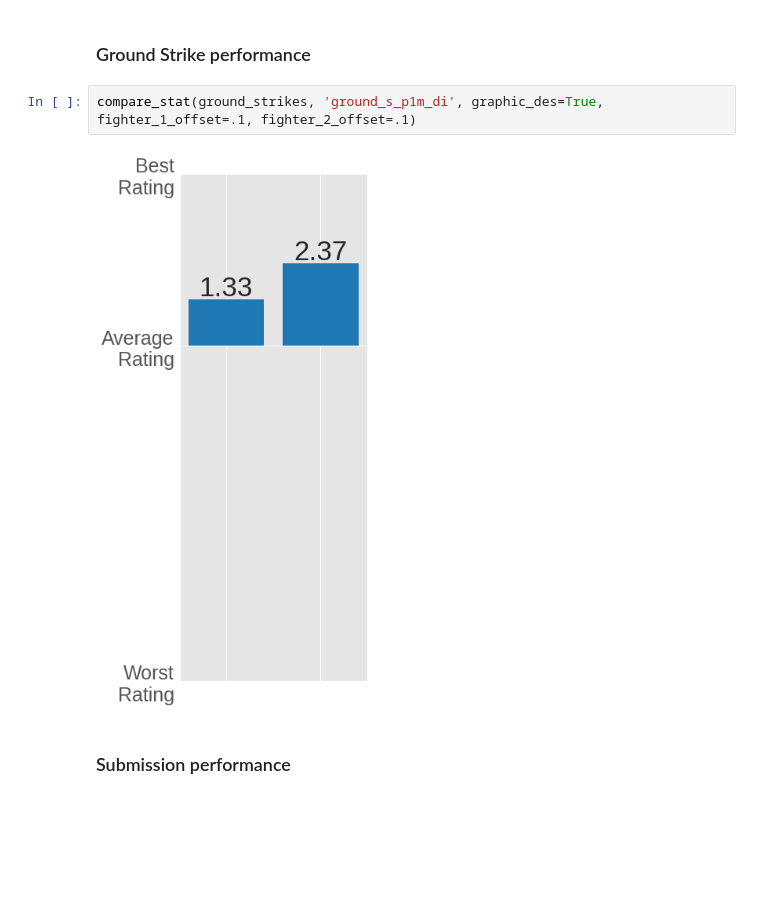
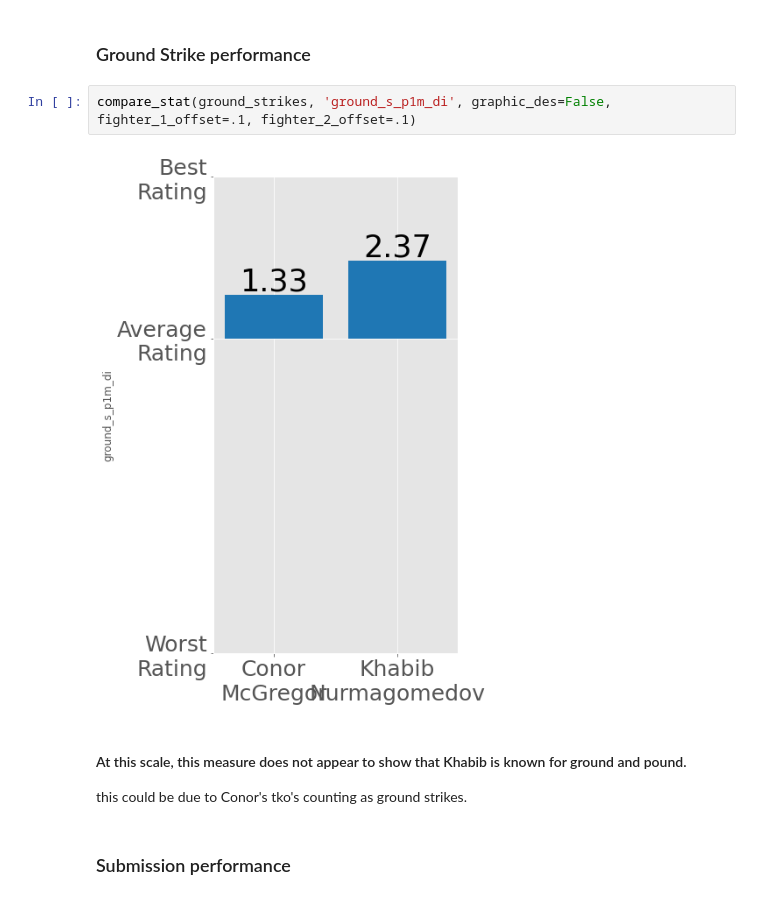
Before and after one commit to mesterhammerfic/match_finder, a Jupyter notebook: notebooks/02_data_exploration/07c_differentials_case_study.ipynb, the cells around one changed output. Cells and saved outputs as stored; diff of their text form; blank space fills up the shorter version.

```diff
--- a/notebooks/02_data_exploration/07c_differentials_case_study.ipynb
+++ b/notebooks/02_data_exploration/07c_differentials_case_study.ipynb
@@ -200,9 +216,12 @@ compare_stat(takedowns, 'td_s_p15m_di', graphic_des=True, fighter_1_offset=.3, f
 # %% [markdown]
 ### Ground Strike performance
 # %%
-compare_stat(ground_strikes, 'ground_s_p1m_di', graphic_des=True, fighter_1_offset=.1, fighter_2_offset=.1)
+compare_stat(ground_strikes, 'ground_s_p1m_di', graphic_des=False, fighter_1_offset=.1, fighter_2_offset=.1)
 # %% [output]
-[figure, old version]
+[figure, new version]
+# %% [markdown]
+#### At this scale, this measure does not appear to show that Khabib is known for ground and pound.
+this could be due to Conor's tko's counting as ground strikes.
 # %% [markdown]
 ### Submission performance
 # %%
```
Also changed, not shown: parts of 29 cells of this notebook, 2 other files.
